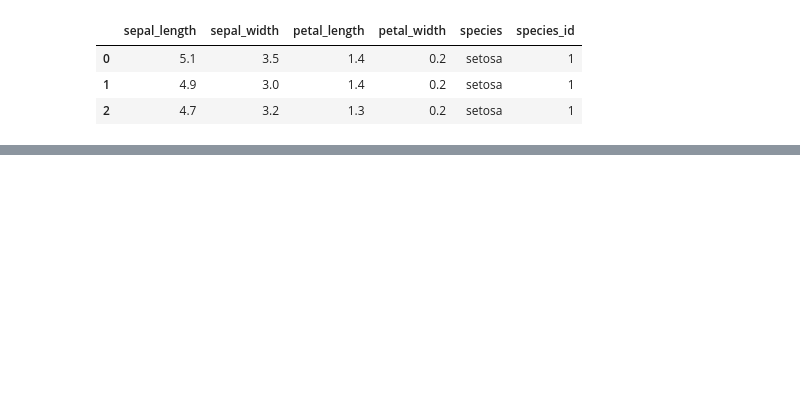
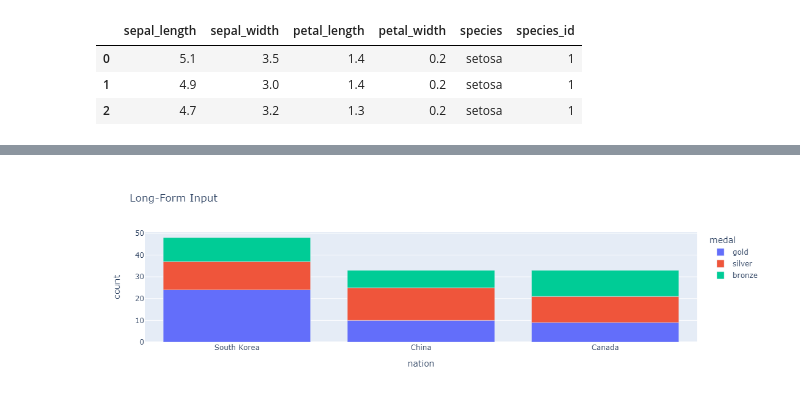
Before and after one commit to Pratiksha8799/Python-Projects, a Jupyter notebook: Basic_Charts/Basic_Bar_Charts.ipynb, the cells around one changed output, grey strips where cells are left out. Saved outputs shown, nothing was run; the diff lists cells and outputs as text; code cells hidden in the pictures; blank space fills up the shorter version.

```diff
--- a/Basic_Charts/Basic_Bar_Charts.ipynb
+++ b/Basic_Charts/Basic_Bar_Charts.ipynb
@@ -18,0 +32,9 @@ fig.show()
+# %%
+# Import pre-defined dataset and filter it
+long_df = px.data.medals_long()
+# %%
+# Create bar chart with nation on the x-axis, count on the y-axi and color on medal column.
+fig = px.bar(long_df, x="nation", y="count", color="medal", title="Long-Form Input")
+fig.show()
+# %% [output]
+[figure, added]
```
Also changed, not shown: parts of 4 cells of this notebook, 2 other files.
